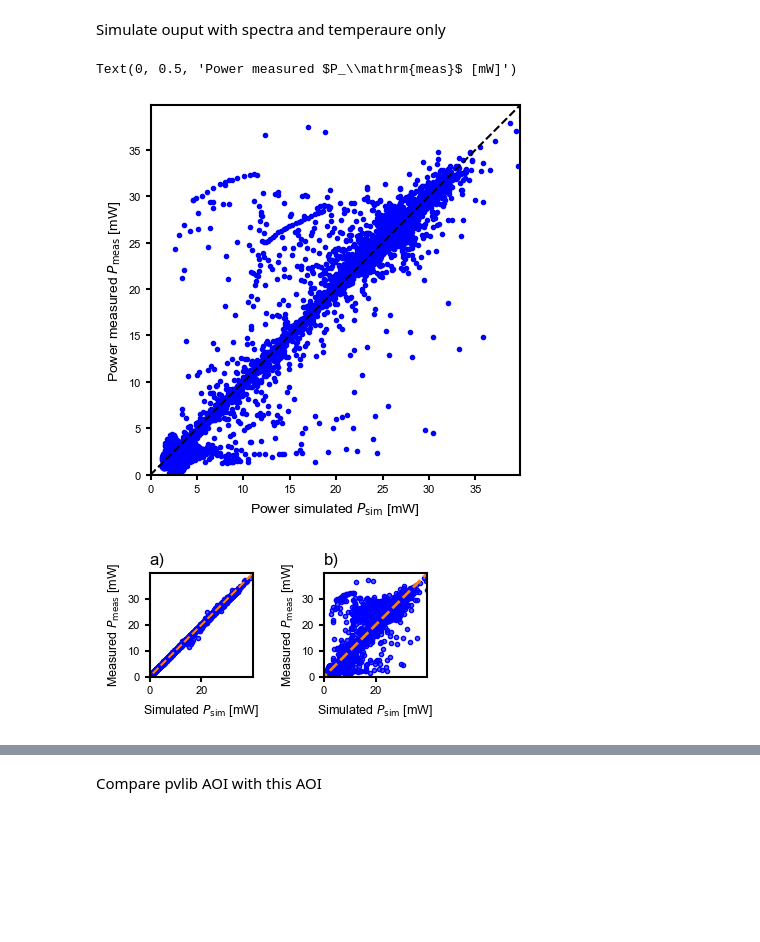
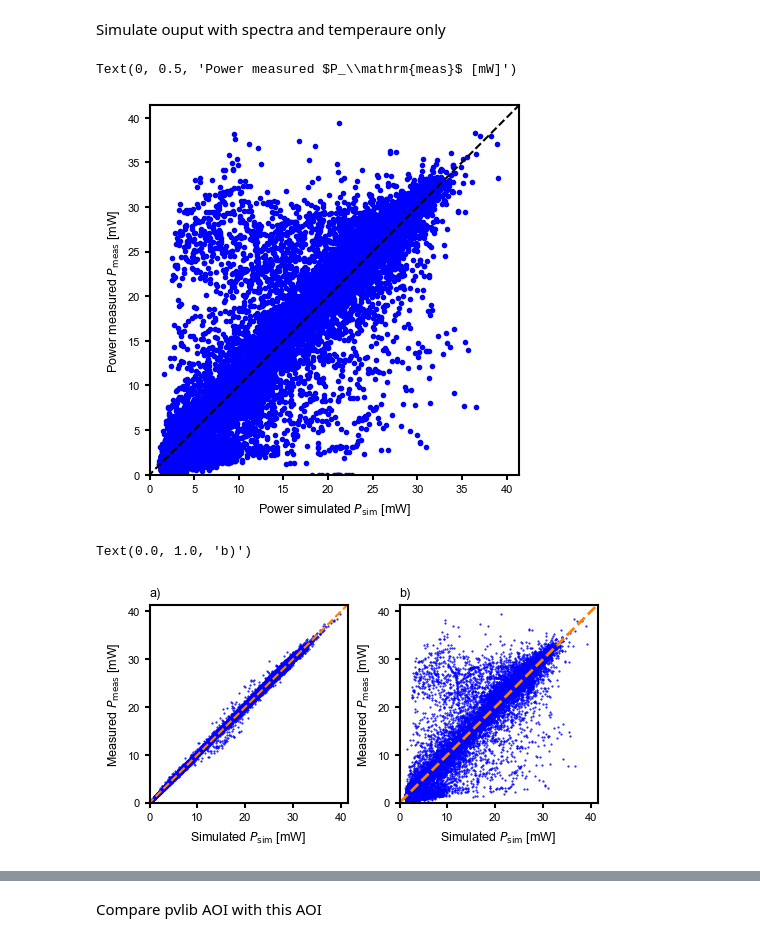
Before and after one commit to roberthilleck/PVcircuit, a Jupyter notebook: notebooks/remodel_iiiv-Si_4T.ipynb, the cells around one changed output, grey strips where cells are left out. Drawn from its saved outputs; the diff is of its cells as text; code cells hidden in the pictures; blank space fills up the shorter version.

```diff
--- a/notebooks/remodel_iiiv-Si_4T.ipynb
+++ b/notebooks/remodel_iiiv-Si_4T.ipynb
@@ -2886,23 +2911,23 @@ with open("power_data.p","rb") as fin:
     power_data = pickle.load(fin)
 # %%
 fig,ax = plt.subplots()
-ax.plot(power_data["power4T"] * 1e3, (MR281_top_filtered['pmp'][:len(tc_jscs)] + MR281_bottom_filtered['pmp'][:len(tc_jscs)])*1e3, "b.")
+ax.plot(power_data["power4T"] * 1e3, (MR281_top_filtered['pmp'] + MR281_bottom_filtered['pmp'])*1e3, "b.")
 ax.set_aspect(1)
 lims = ax.get_ylim()
 ax.plot(lims,lims,"k--")
 
 ax.set_xlim(0,lims[1])
 ax.set_ylim(0,lims[1])
 
 ax.set_xlabel(r"Power simulated $P_\mathrm{sim}$ [mW]")
 ax.set_ylabel(r"Power measured $P_\mathrm{meas}$ [mW]")
 # %% [output]
 Text(0, 0.5, 'Power measured $P_\\mathrm{meas}$ [mW]')
-[figure, old version]
+[figure, new version]
 # %%
 fig,ax = plt.subplots(1,2, constrained_layout=True, figsize = fig_twocol)
 
-ax[0].plot(power_data_wisc["power4T"]*1e3,(MR281_top_filtered['pmp'][:len(tc_jscs)] + MR281_bottom_filtered['pmp'][:len(tc_jscs)])*1e3, ".", mfc=(0,0,1,0.66), mec=(0,0,1,1))
+ax[0].plot(power_data_wisc["power4T"]*1e3,(MR281_top_filtered['pmp'] + MR281_bottom_filtered['pmp'])*1e3, ".", ms=0.1, mfc=(0,0,1,1), mec=(0,0,1,1))
 ax[0].set_aspect(1)
 max_ax = ax[0].get_ylim()
 ax[0].plot(max_ax,max_ax,"--", c=(1,0.5,0))
@@ -2913,7 +2938,7 @@ ax[0].set_ylim(0,max_ax[1])
 ax[0].set_xlabel(r"Simulated $P_\mathrm{sim}$ [mW]")
 ax[0].set_ylabel(r"Measured $P_\mathrm{meas}$ [mW]")
 
-ax[1].plot(power_data["power4T"] * 1e3, (MR281_top_filtered['pmp'][:len(tc_jscs)] + MR281_bottom_filtered['pmp'][:len(tc_jscs)])*1e3, ".", mfc=(0,0,1,0.66), mec=(0,0,1,1))
+ax[1].plot(power_data["power4T"] * 1e3, (MR281_top_filtered['pmp'] + MR281_bottom_filtered['pmp'])*1e3, ".", ms=0.1, mfc=(0,0,1,1), mec=(0,0,1,1))
 ax[1].set_aspect(1)
 lims = ax[1].get_ylim()
 ax[1].plot(lims,lims,"--",c=(1,0.5,0), lw=2)
@@ -2927,7 +2952,8 @@ ax[1].set_ylabel(r"Measured $P_\mathrm{meas}$ [mW]")
 ax[0].set_title("a)", loc='left')
 ax[1].set_title("b)", loc='left')
 
-fig.savefig(r"C:\Users\rwitteck\OneDrive - NREL\Publications\2023\Outdoor tandem module\figures\pvsp.pgf", format='pgf', backend='pgf')
-# fig.savefig(r"C:\Users\rwitteck\OneDrive - NREL\Publications\2023\Outdoor tandem module\figures\pvsp.pdf", format='pdf', bbox_inches = "tight")
+# fig.savefig(r"C:\Users\rwitteck\OneDrive - NREL\Publications\2023\Outdoor tandem module\figures\pvsp.pgf", format='pgf', backend='pgf')
+fig.savefig(r"C:\Users\rwitteck\OneDrive - NREL\Publications\2023\Outdoor tandem module\figures\pvsp.pdf", format='pdf', bbox_inches = "tight")
 # %% [output]
+Text(0.0, 1.0, 'b)')
-[figure, old version]
+[figure, new version]
```
Also changed, not shown: parts of 34 cells of this notebook.
